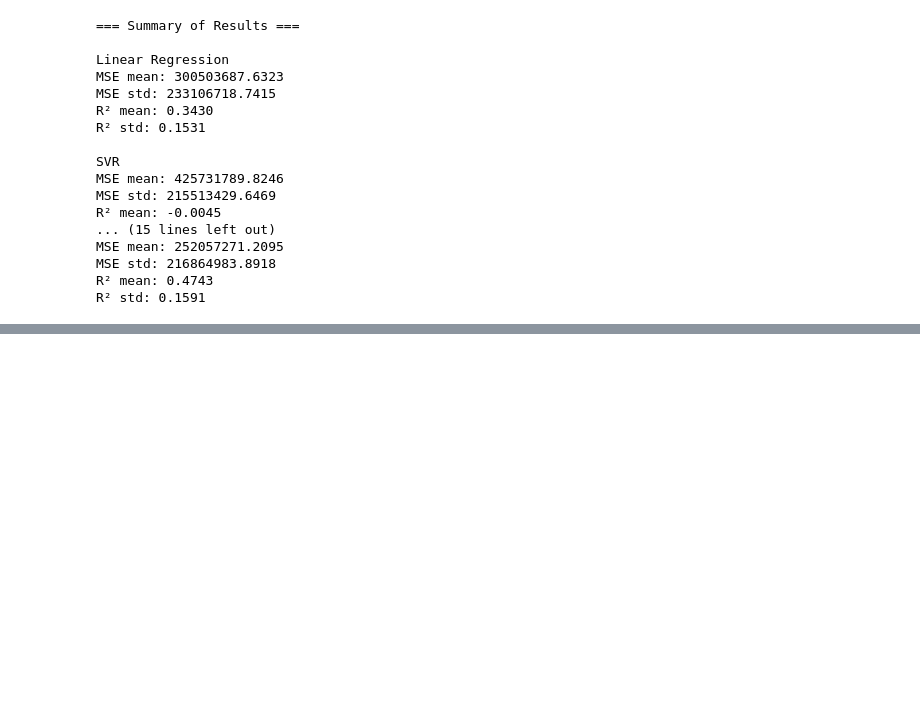
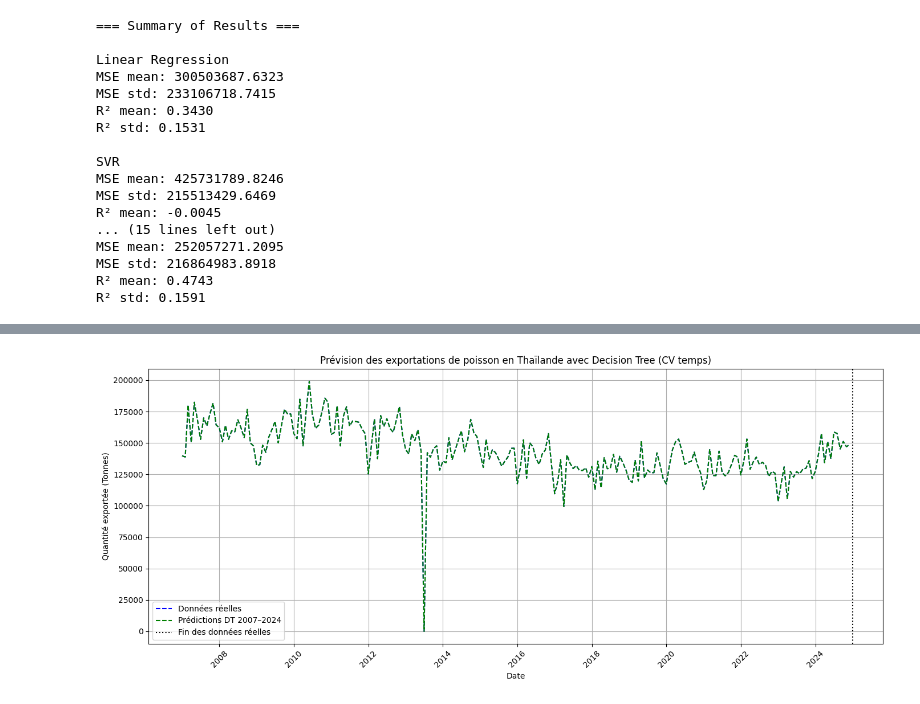
Before and after one commit to Samuel-JULLY/KMUTNB_internship, a Jupyter notebook: Projet.ipynb, the cells around one changed output, grey strips where cells are left out. Cells and saved outputs as stored; diff of their text form; code cells hidden in the pictures; blank space fills up the shorter version.

```diff
--- a/Projet.ipynb
+++ b/Projet.ipynb
@@ -520,0 +529,83 @@ plt.show()
+# %%
+import pandas as pd
+from sklearn.tree import DecisionTreeRegressor
+from sklearn.model_selection import TimeSeriesSplit
+from sklearn.metrics import mean_squared_error
+import matplotlib.pyplot as plt
+import numpy as np
+from math import sqrt
+
+# Charger les données
+df = pd.read_csv("DATA/Export 2007-2024.csv")
+
+# Créer une colonne datetime à partir de Year et Month
+df['month'] = pd.to_datetime(df['Year (ค.ศ.)'].astype(str) + '-' + df['Month'].astype(str).str.zfill(2))
+
+# Trier les données par date
+df = df.sort_values('month')
+
+# Créer une variable temporelle numérique (mois depuis le début)
+df['month_num'] = (df['month'] - df['month'].min()) // pd.Timedelta('30D')
+
+# Extraire le mois (1-12)
+df['month_of_year'] = df['month'].dt.month
+
+# Créer des variables cycliques
+df['month_sin'] = np.sin(2 * np.pi * df['month_of_year'] / 12)
+df['month_cos'] = np.cos(2 * np.pi * df['month_of_year'] / 12)
+
+# Définir features et cible
+X = df[['month_num', 'month_sin', 'month_cos']]
+y = df['Grand Total Quantity (Tons)'].values
+
+# Initialiser le modèle DecisionTree
+model = DecisionTreeRegressor(random_state=42)
+
+# Validation croisée temporelle
+tscv = TimeSeriesSplit(n_splits=5)
+rmse_scores = []
+
+for train_index, val_index in tscv.split(X):
+    X_train, X_val = X.iloc[train_index], X.iloc[val_index]
+    y_train, y_val = y[train_index], y[val_index]
+
+    model.fit(X_train, y_train)
+    y_pred = model.predict(X_val)
+    rmse = sqrt(mean_squared_error(y_val, y_pred))
+    rmse_scores.append(rmse)
+
+print(f"RMSE CV: Moyenne = {np.mean(rmse_scores):.2f}, Écart-type = {np.std(rmse_scores):.2f}")
+
+# Entraîner sur toutes les données
+model.fit(X, y)
+
+# Générer les mois jusqu'à 2030
+all_months = pd.date_range(start=df['month'].min(), end="2024-12-01", freq='MS')
+all_month_nums = ((all_months - df['month'].min()) // pd.Timedelta('30D')).astype(int)
+all_month_of_year = all_months.month
+all_month_sin = np.sin(2 * np.pi * all_month_of_year / 12)
+all_month_cos = np.cos(2 * np.pi * all_month_of_year / 12)
+
+X_all = pd.DataFrame({
+    'month_num': all_month_nums,
+    'month_sin': all_month_sin,
+    'month_cos': all_month_cos
+})
+
+# Prédictions
+y_all_pred = model.predict(X_all)
+
+# Affichage
+plt.figure(figsize=(14, 6))
+plt.plot(df['month'], y, label="Données réelles",  linestyle="--",color='blue')
+plt.plot(all_months, y_all_pred, label="Prédictions DT 2007–2024", linestyle="--", color='green')
+plt.axvline(x=pd.to_datetime("2024-12-31"), color='black', linestyle=':', label='Fin des données réelles')
+plt.xlabel("Date")
+plt.ylabel("Quantité exportée (Tonnes)")
+plt.title("Prévision des exportations de poisson en Thaïlande avec Decision Tree (CV temps)")
+plt.legend()
+plt.grid(True)
+plt.xticks(rotation=45)
+plt.tight_layout()
+plt.show()
+# %% [output]
@@ -520,0 +613 @@ plt.show()
+[figure, added]
```
Also changed, not shown: parts of 2 cells of this notebook, 2 other files.
